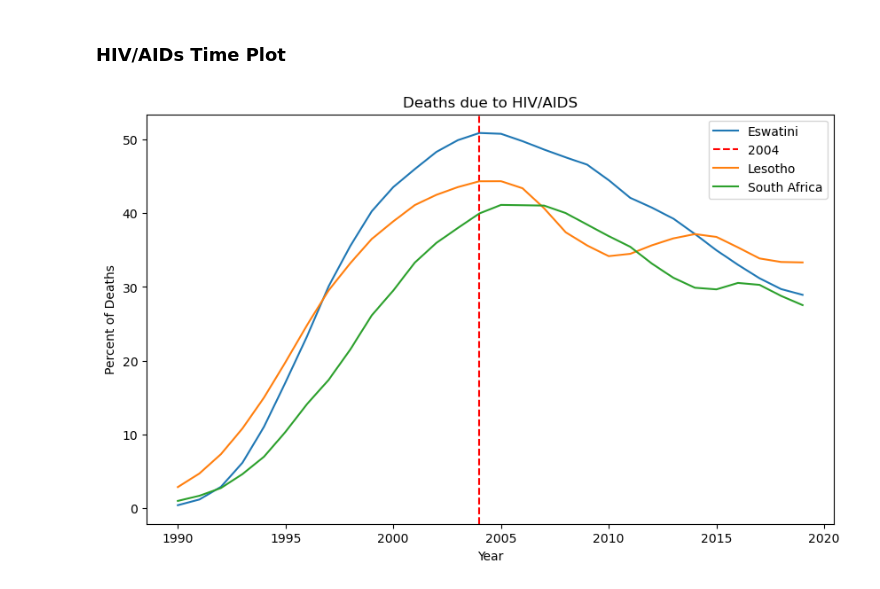
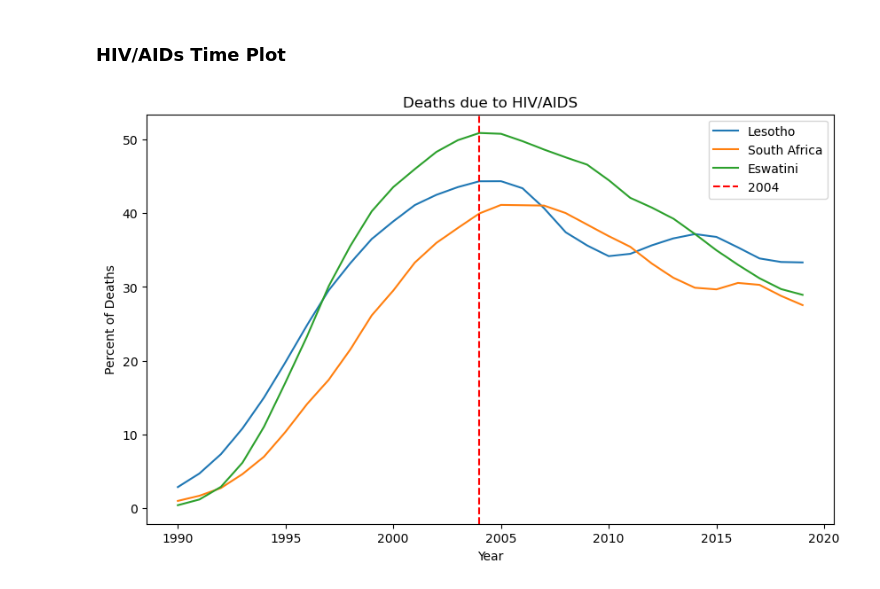
Before and after one commit to KofiBartonByfield/Blog-Code, a Jupyter notebook: Blog Notebook.ipynb, the cells around one changed output. Drawn from its saved outputs; the diff is of its cells as text; code cells hidden in the pictures.

Commit message:
fixes to time graphs

```diff
--- a/Blog Notebook.ipynb
+++ b/Blog Notebook.ipynb
@@ -484,40 +516,41 @@ df_selected
 # %%
 # Group data by 'Entity' and 'Year' and plot using matplotlib
 plt.figure(figsize=(10, 6))
 
 # Select only the countries you want to plot
-selected_countries = top_ten['Country'].head(10)
 selected_countries = [ 'Lesotho', 'South Africa','Eswatini']
+df_selected = HIV_deaths_df[HIV_deaths_df['Entity'].isin(selected_countries)]
 
 
-
-df_selected = HIV_deaths_df[HIV_deaths_df['Entity'].isin(selected_countries)]
 
 
 # set colours
 sns.set_palette('tab10')
 
 
+for country in selected_countries:
+    country_data = df_selected[df_selected['Entity'] == country]
 
+    plt.plot(country_data['Year'],
+             country_data['Deaths - HIV/AIDS - Sex: Both - Age: All Ages (Percent)'],
+             label=country)
 
-for entity, group in df_selected.groupby('Entity'):
-    plt.plot(group['Year'],
-             group['Deaths - HIV/AIDS - Sex: Both - Age: All Ages (Percent)'],
-             label=entity)
-    if entity == 'Eswatini':
+    if country == 'Eswatini':
       #Find the maximum value and corresponding year
-        max_incidence = df_selected['Deaths - HIV/AIDS - Sex: Both - Age: All Ages (Percent)'].max()
-        year_of_max = df_selected.loc[df_selected['Deaths - HIV/AIDS - Sex: Both - Age: All Ages (Percent)'] == max_incidence, 'Year'].values[0]
+        max_incidence = country_data['Deaths - HIV/AIDS - Sex: Both - Age: All Ages (Percent)'].max()
+        year_of_max = country_data.loc[country_data['Deaths - HIV/AIDS - Sex: Both - Age: All Ages (Percent)'] == max_incidence, 'Year'].values[0]
 
         # Plot a red dotted line at the highest point
         plt.axvline(x=year_of_max, color='red', linestyle='--', label = year_of_max)
+
+
 
 
 plt.savefig(r'Images/HIV_deaths_time_plot.png')
 plt.title('Deaths due to HIV/AIDS')
 plt.xlabel('Year')
 plt.ylabel('Percent of Deaths')
 plt.legend()
 plt.show()
 # %% [output]
-[figure, old version]
+[figure, new version]
```
Also changed, not shown: parts of 12 cells of this notebook, 1 other file.
